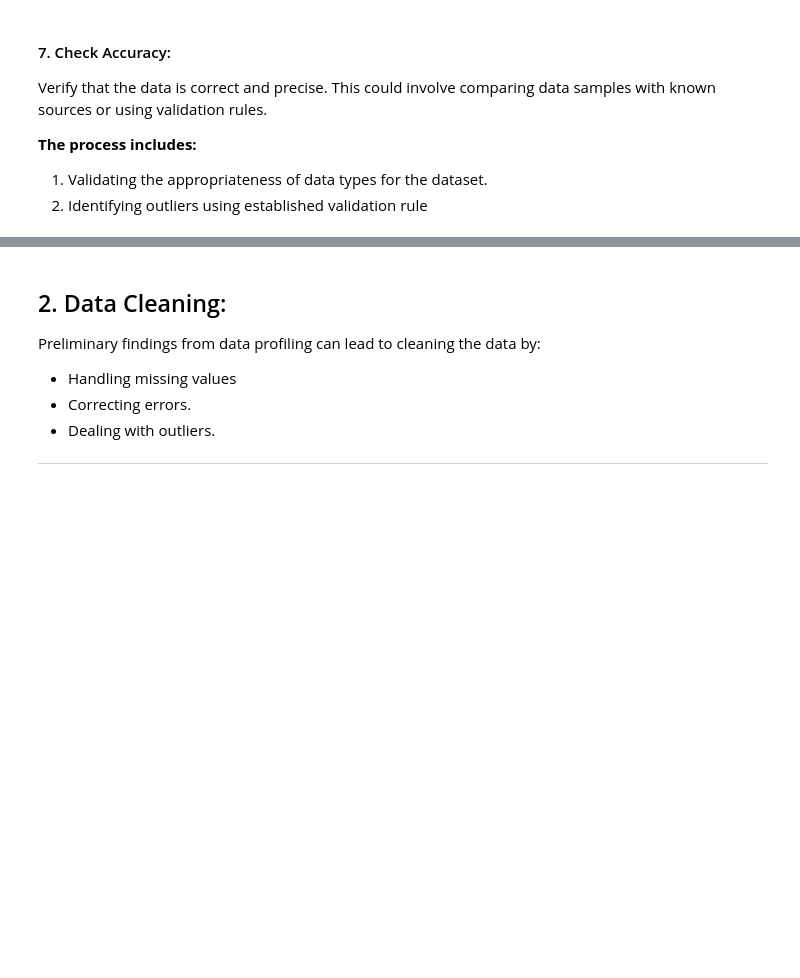
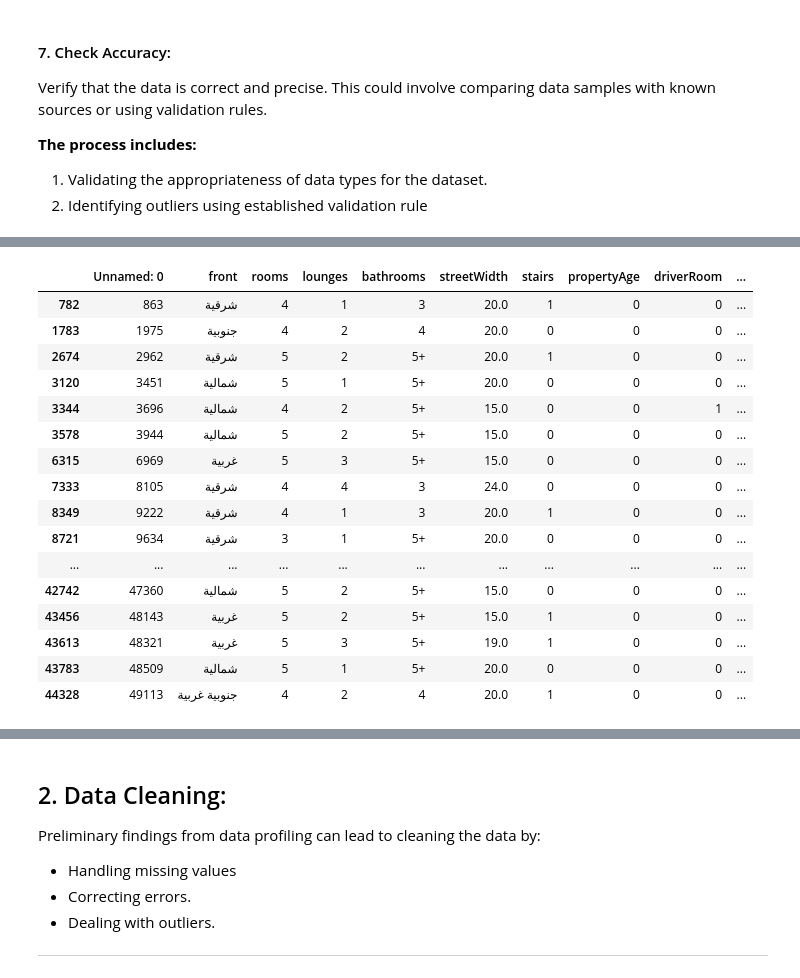
Before and after one commit to Ahmedbhassar/Usecase6-Project3, a Jupyter notebook: EDA explain template (2).ipynb, the cells around one changed output, grey strips where cells are left out. Drawn from its saved outputs; the diff is of its cells as text; code cells hidden in the pictures; blank space fills up the shorter version.

```diff
--- a/EDA explain template (2).ipynb
+++ b/EDA explain template (2).ipynb
@@ -466,0 +839,7 @@ Verify that the data is correct and precise. This could involve comparing data s
+# %%
+pd.set_option('display.max_rows', None)
+RiyadhVillasAqar['neighbourhood'].value_counts()
+''' Address the value نمار ة as نمار
+
+
+'''
@@ -466,0 +848,3 @@ Verify that the data is correct and precise. This could involve comparing data s
+# %%
+pd.set_option('display.max_rows', None)
+RiyadhVillasAqar['front'].value_counts()
@@ -466,0 +864,22 @@ Verify that the data is correct and precise. This could involve comparing data s
+# %%
+# Filter rows where the 'neighbourhood' column contains 'م قاضي'
+RiyadhVillasAqar['neighbourhood'] = RiyadhVillasAqar['neighbourhood'].map(lambda x : x.strip())
+RiyadhVillasAqar[RiyadhVillasAqar['neighbourhood'] == 'م قاضي']
+# %% [output]
+|  | Unnamed: 0 | front | rooms | lounges | bathrooms | streetWidth | stairs | propertyAge | driverRoom | ... |
+| 782 | 863 | شرقية | 4 | 1 | 3 | 20.0 | 1 | 0 | 0 | ... |
+| 1783 | 1975 | جنوبية | 4 | 2 | 4 | 20.0 | 0 | 0 | 0 | ... |
+| 2674 | 2962 | شرقية | 5 | 2 | 5+ | 20.0 | 1 | 0 | 0 | ... |
+| 3120 | 3451 | شمالية | 5 | 1 | 5+ | 20.0 | 0 | 0 | 0 | ... |
+| 3344 | 3696 | شمالية | 4 | 2 | 5+ | 15.0 | 0 | 0 | 1 | ... |
+| 3578 | 3944 | شمالية | 5 | 2 | 5+ | 15.0 | 0 | 0 | 0 | ... |
+| 6315 | 6969 | غربية | 5 | 3 | 5+ | 15.0 | 0 | 0 | 0 | ... |
+| 7333 | 8105 | شرقية | 4 | 4 | 3 | 24.0 | 0 | 0 | 0 | ... |
+| 8349 | 9222 | شرقية | 4 | 1 | 3 | 20.0 | 1 | 0 | 0 | ... |
+| 8721 | 9634 | شرقية | 3 | 1 | 5+ | 20.0 | 0 | 0 | 0 | ... |
+| ... | ... | ... | ... | ... | ... | ... | ... | ... | ... | ... |
+| 42742 | 47360 | شمالية | 5 | 2 | 5+ | 15.0 | 0 | 0 | 0 | ... |
+| 43456 | 48143 | غربية | 5 | 2 | 5+ | 15.0 | 1 | 0 | 0 | ... |
+| 43613 | 48321 | غربية | 5 | 3 | 5+ | 19.0 | 1 | 0 | 0 | ... |
+| 43783 | 48509 | شمالية | 5 | 1 | 5+ | 20.0 | 0 | 0 | 0 | ... |
+| 44328 | 49113 | جنوبية غربية | 4 | 2 | 4 | 20.0 | 1 | 0 | 0 | ... |
```
Also changed, not shown: parts of 87 cells of this notebook.
